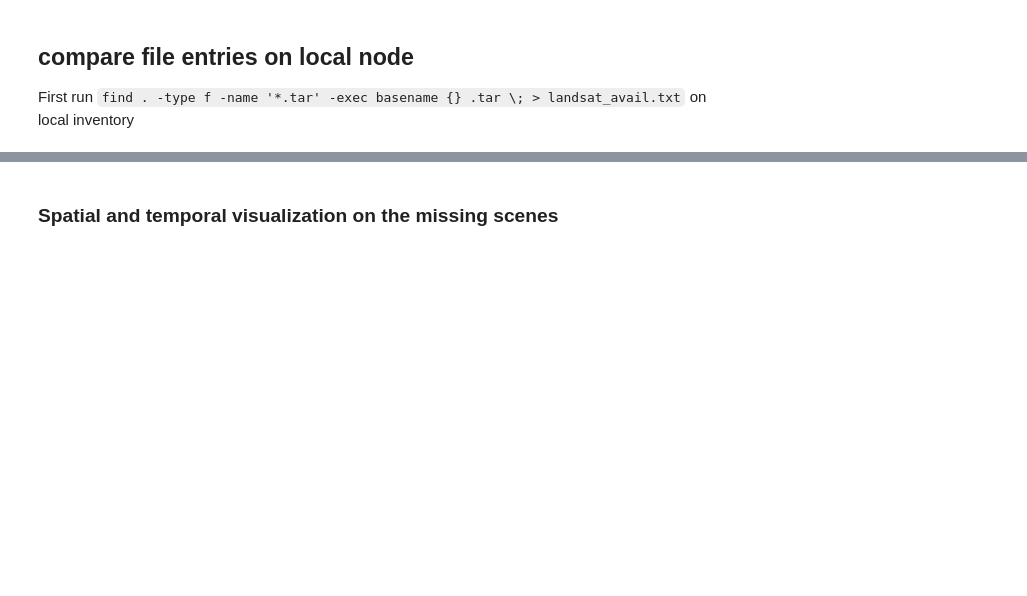
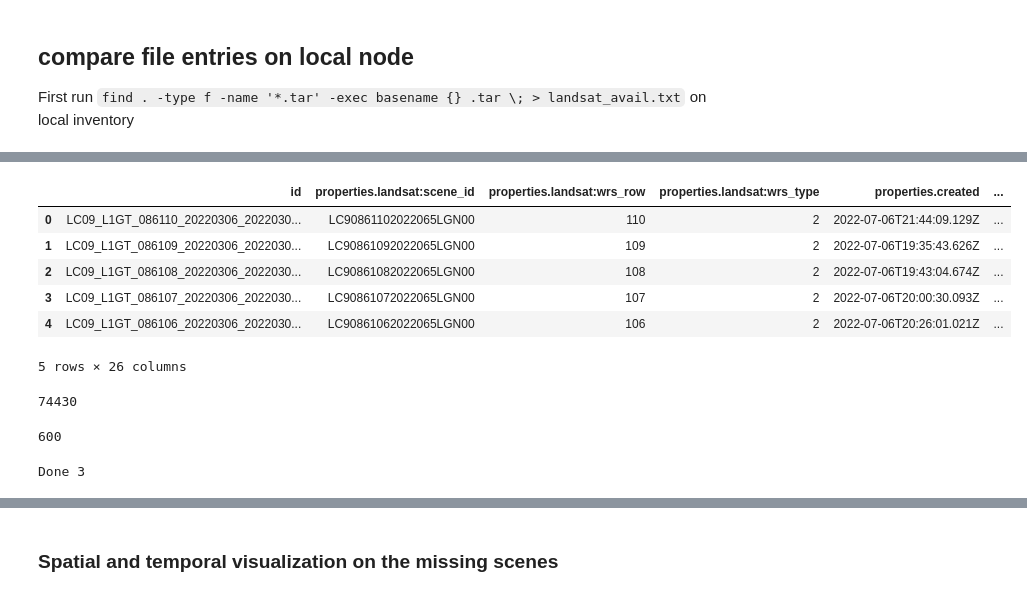
Before and after one commit to easierdata/easier, a Jupyter notebook: code/Pynotebooks/Inventory_check_Landsat.ipynb, the cells around one changed output, grey strips where cells are left out. Saved outputs shown, nothing was run; the diff lists cells and outputs as text; code cells hidden in the pictures; blank space fills up the shorter version.

```diff
--- a/code/Pynotebooks/Inventory_check_Landsat.ipynb
+++ b/code/Pynotebooks/Inventory_check_Landsat.ipynb
@@ -254,0 +810,10 @@ glad_inventory
+# %%
+usgs_inventory.head()
+# %% [output]
+|  | id | properties.landsat:scene_id | properties.landsat:wrs_row | properties.landsat:wrs_type | properties.created | ... |
+| 0 | LC09_L1GT_086110_20220306_2022030... | LC90861102022065LGN00 | 110 | 2 | 2022-07-06T21:44:09.129Z | ... |
+| 1 | LC09_L1GT_086109_20220306_2022030... | LC90861092022065LGN00 | 109 | 2 | 2022-07-06T19:35:43.626Z | ... |
+| 2 | LC09_L1GT_086108_20220306_2022030... | LC90861082022065LGN00 | 108 | 2 | 2022-07-06T19:43:04.674Z | ... |
+| 3 | LC09_L1GT_086107_20220306_2022030... | LC90861072022065LGN00 | 107 | 2 | 2022-07-06T20:00:30.093Z | ... |
+| 4 | LC09_L1GT_086106_20220306_2022030... | LC90861062022065LGN00 | 106 | 2 | 2022-07-06T20:26:01.021Z | ... |
+5 rows × 26 columns
@@ -254,0 +824,12 @@ glad_inventory
+# %%
+len(finished_m2m)
+# %% [output]
+74430
+# %%
+set(m2m_batch2)-set(finished_m2m)
+# %% [output]
+600
+# %%
+export_scenes_list(list(set(m2m_batch2)-set(finished_m2m)),'batch2',200)
+# %% [output]
+Done 3
```
Also changed, not shown: parts of 92 cells of this notebook, 4 other files.
